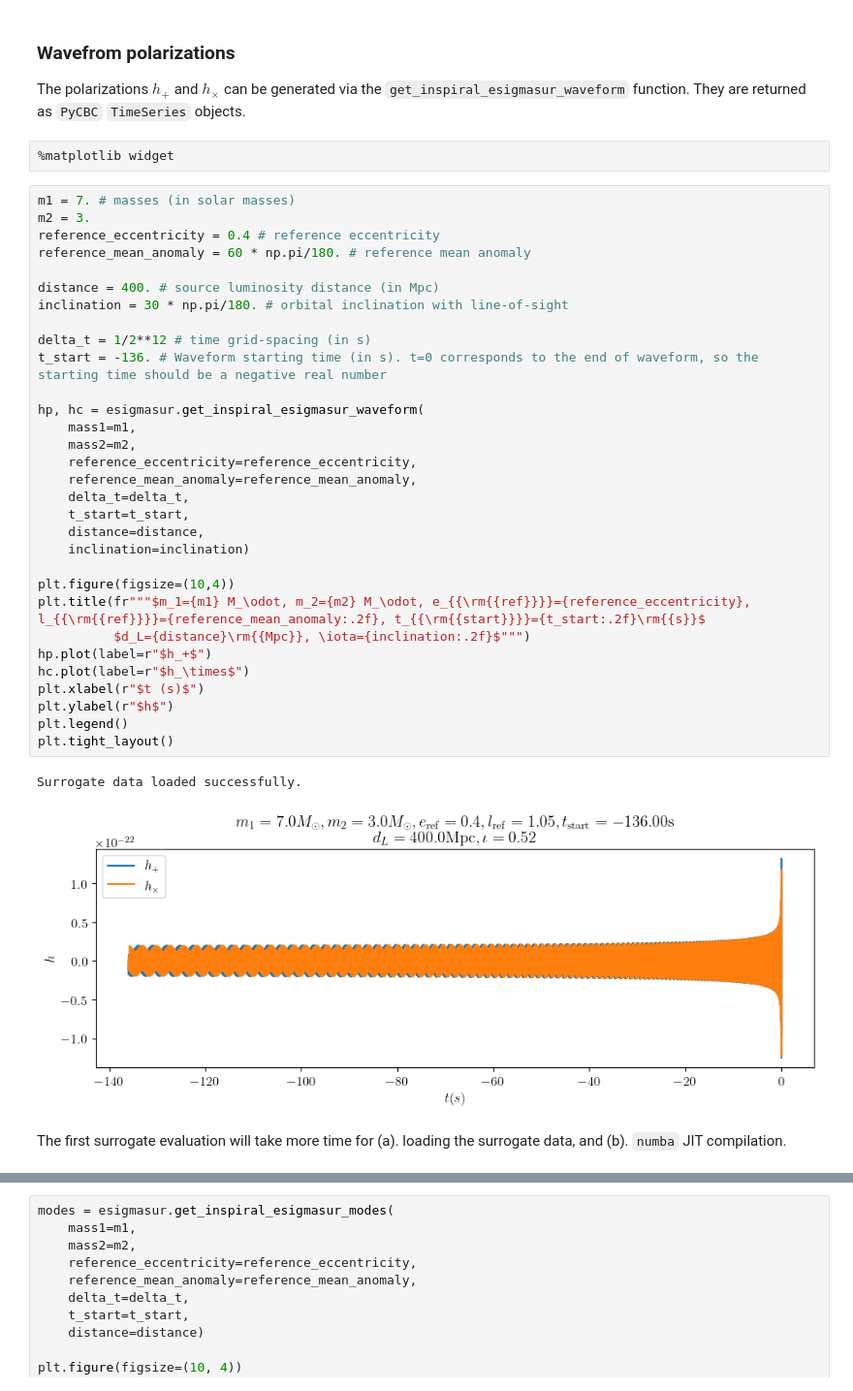
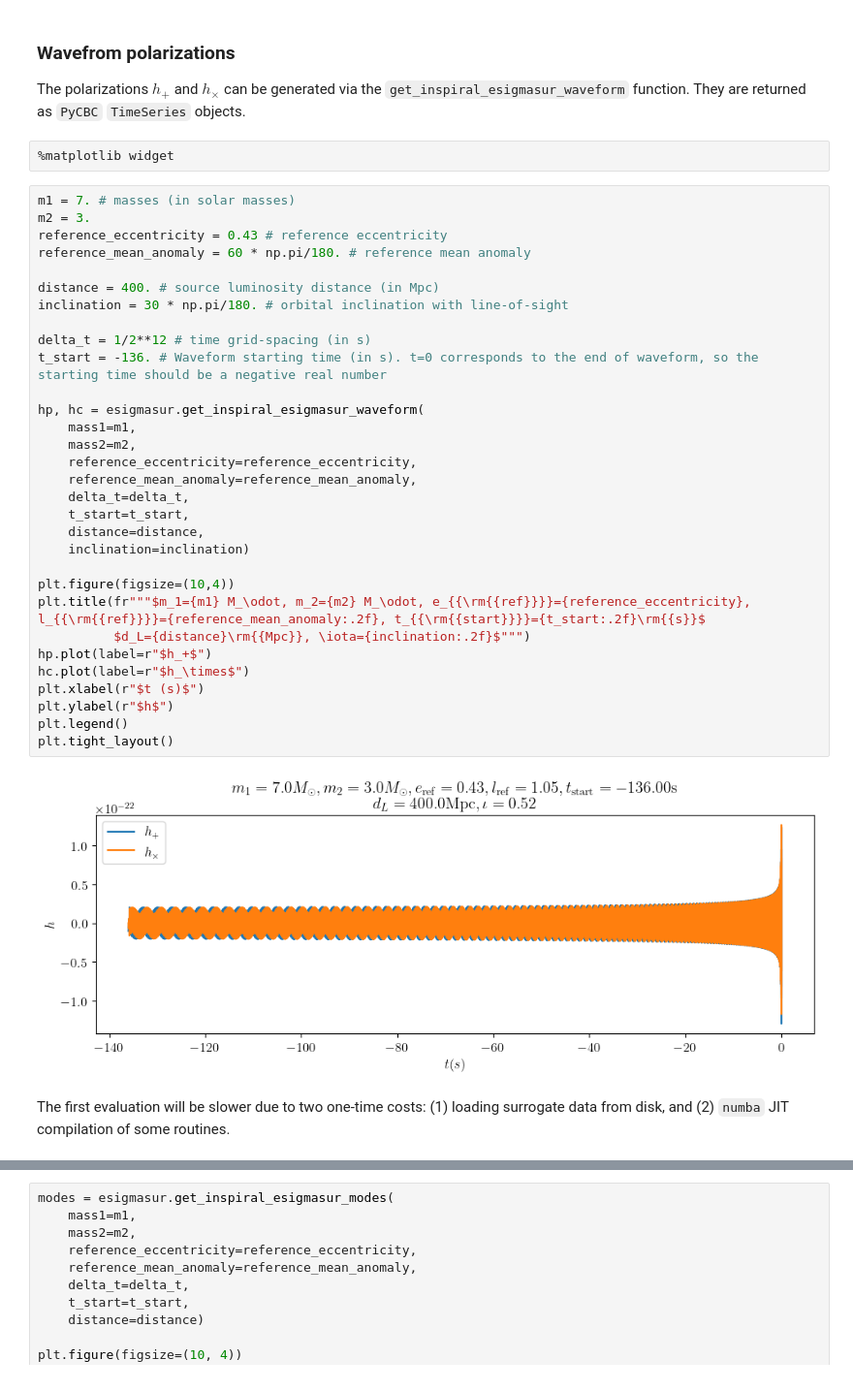
Before and after one commit to Akash-Maurya-0899/esigmapy, a Jupyter notebook: notebooks/EsigmaSur_generation.ipynb, the cells around one changed output, grey strips where cells are left out. Shown at 97% size. Cells and saved outputs as stored; diff of their text form.

```diff
--- a/notebooks/EsigmaSur_generation.ipynb
+++ b/notebooks/EsigmaSur_generation.ipynb
@@ -71,43 +64,42 @@ No version information file '.version' found
 # %% [markdown]
 ### Wavefrom polarizations
 The polarizations $h_+$ and $h_\times$ can be generated via the `get_inspiral_esigmasur_waveform` function. They are returned as `PyCBC` `TimeSeries` objects.
-# %%
-%matplotlib widget
+# %%
+%matplotlib widget
 # %%
 m1 = 7. # masses (in solar masses)
 m2 = 3.
-reference_eccentricity = 0.4 # reference eccentricity
+reference_eccentricity = 0.43 # reference eccentricity
 reference_mean_anomaly = 60 * np.pi/180. # reference mean anomaly
 
 distance = 400. # source luminosity distance (in Mpc)
 inclination = 30 * np.pi/180. # orbital inclination with line-of-sight
 
 delta_t = 1/2**12 # time grid-spacing (in s)
 t_start = -136. # Waveform starting time (in s). t=0 corresponds to the end of waveform, so the starting time should be a negative real number
 
 hp, hc = esigmasur.get_inspiral_esigmasur_waveform(
     mass1=m1,
     mass2=m2,
     reference_eccentricity=reference_eccentricity,
     reference_mean_anomaly=reference_mean_anomaly,
     delta_t=delta_t,
     t_start=t_start,
     distance=distance,
     inclination=inclination)
 
 plt.figure(figsize=(10,4))
 plt.title(fr"""$m_1={m1} M_\odot, m_2={m2} M_\odot, e_{{\rm{{ref}}}}={reference_eccentricity}, l_{{\rm{{ref}}}}={reference_mean_anomaly:.2f}, t_{{\rm{{start}}}}={t_start:.2f}\rm{{s}}$
           $d_L={distance}\rm{{Mpc}}, \iota={inclination:.2f}$""")
 hp.plot(label=r"$h_+$")
 hc.plot(label=r"$h_\times$")
 plt.xlabel(r"$t (s)$")
 plt.ylabel(r"$h$")
 plt.legend()
 plt.tight_layout()
 # %% [output]
-Surrogate data loaded successfully.
-[figure, old version]
+[figure, new version]
 # %% [markdown]
-The first surrogate evaluation will take more time for (a). loading the surrogate data, and (b). `numba` JIT compilation.
+The first evaluation will be slower due to two one-time costs: (1) loading surrogate data from disk, and (2) `numba` JIT compilation of some routines.
 # %% [markdown]
 ### Waveform modes
```
Also changed, not shown: parts of 26 cells of this notebook.
